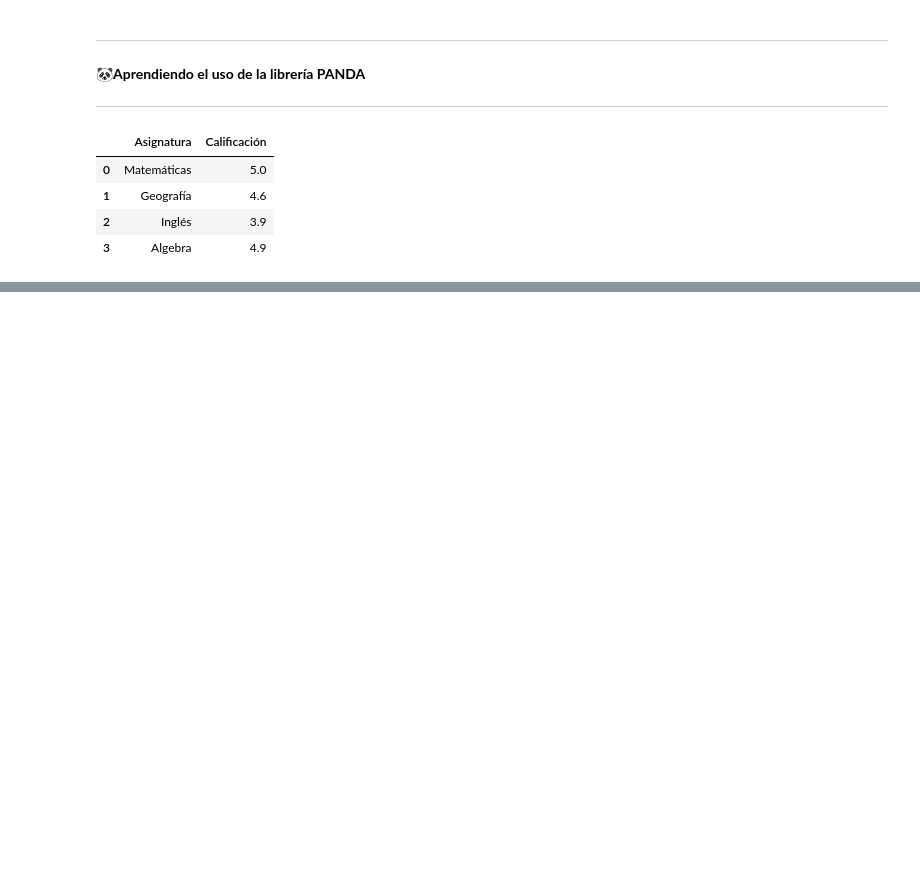
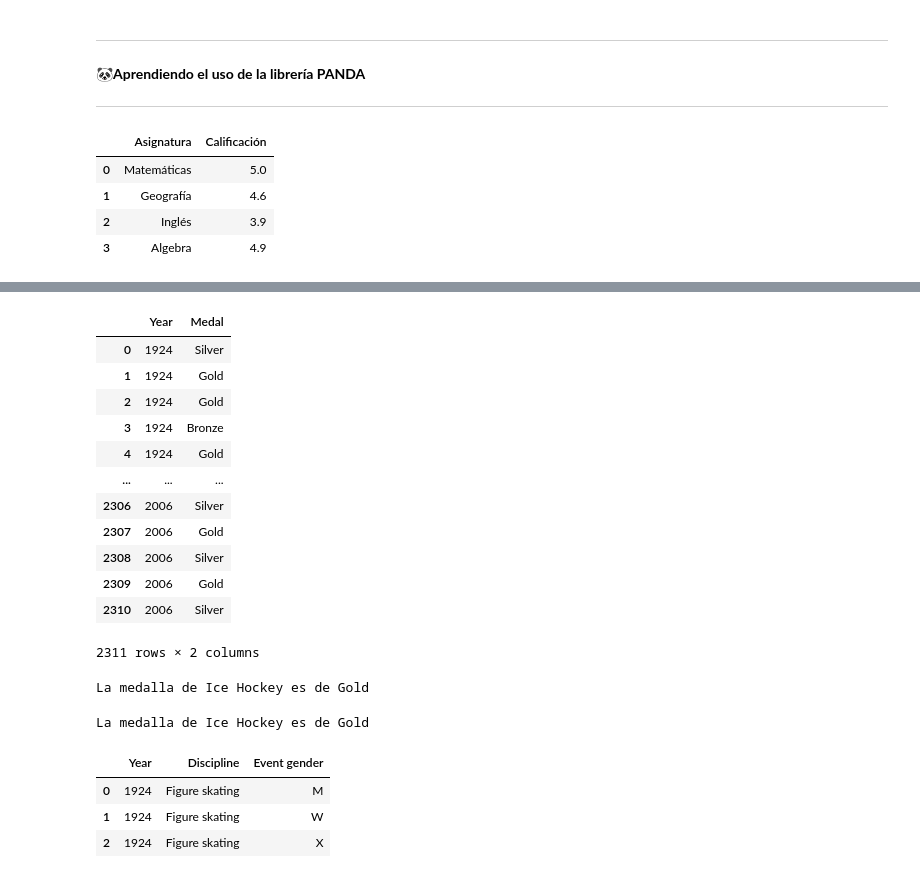
Before and after one commit to PosgradoMNA/actividades-de-aprendizaje-A01793509, a Jupyter notebook: Semana 2 - Actividad 1 (Módulo 4).ipynb, the cells around one changed output, grey strips where cells are left out. Saved outputs shown, nothing was run; the diff lists cells and outputs as text; code cells hidden in the pictures; blank space fills up the shorter version.

```diff
--- a/Semana 2 - Actividad 1 (Módulo 4).ipynb
+++ b/Semana 2 - Actividad 1 (Módulo 4).ipynb
@@ -441,3 +441,11 @@ df.head()
 | 1 | Geografía | 4.6 |
 | 2 | Inglés | 3.9 |
 | 3 | Algebra | 4.9 |
+# %%
+#Creando un dataframe a partir de los datos existentes en un archivo csv que se encuentra publicado en internet.
+#1. Asignamos a la variable 'MedallasOlimpicas' los datos leídos desde el archivo csv.
+MedallasOlimpicas = pd.read_csv (r'http://winterolympicsmedals.com/medals.csv')
+
+#2. Creamos la variable 'dfMedallero' para crear el dataframe con solo 4 campos del archivo leído.
+dfMedallero = pd.DataFrame(MedallasOlimpicas, columns= ['Year','Discipline','Event gender','Medal'])
+print (dfMedallero)
@@ -443,0 +512,38 @@ df.head()
+# %%
+#Ahora creamos un dataframe con 2 columnas
+dfAñoGenero=dfMedallero[['Year','Medal']]
+dfAñoGenero
+# %% [output]
+|  | Year | Medal |
+| 0 | 1924 | Silver |
+| 1 | 1924 | Gold |
+| 2 | 1924 | Gold |
+| 3 | 1924 | Bronze |
+| 4 | 1924 | Gold |
+| ... | ... | ... |
+| 2306 | 2006 | Silver |
+| 2307 | 2006 | Gold |
+| 2308 | 2006 | Silver |
+| 2309 | 2006 | Gold |
+| 2310 | 2006 | Silver |
+2311 rows × 2 columns
+# %%
+#Acceder a un valor específico.
+#Vamos a acceder los valores en la 5ta fila y 2da columna del dataframe, y en la 5ta fila y 4ta columna
+print("La medalla de", dfMedallero.iloc[4,1], "es de", dfMedallero.iloc[4,3])
+# %% [output]
+La medalla de Ice Hockey es de Gold
+# %%
+#Acceder a un valor específico.
+#Vamos a acceder a los mismo valores indicados anteriormente pero con el nombre de la columna
+print("La medalla de", dfMedallero.loc[4,"Discipline"], "es de", dfMedallero.loc[4,"Medal"])
+# %% [output]
+La medalla de Ice Hockey es de Gold
+# %%
+#Hacer un slice y traer solo los primeros 3 registros de las 3 primeras columnas
+dfMedallero.iloc[0:3, 0:3]
+# %% [output]
+|  | Year | Discipline | Event gender |
+| 0 | 1924 | Figure skating | M |
+| 1 | 1924 | Figure skating | W |
+| 2 | 1924 | Figure skating | X |
```
Also changed, not shown: parts of 10 cells of this notebook.
